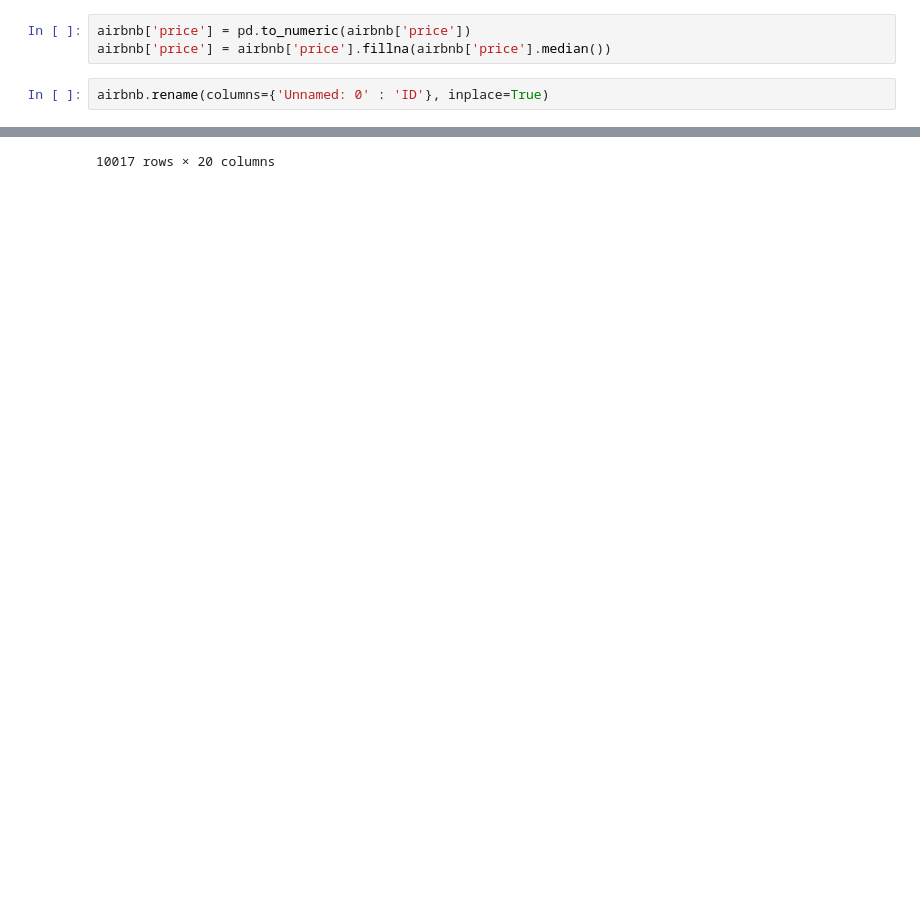
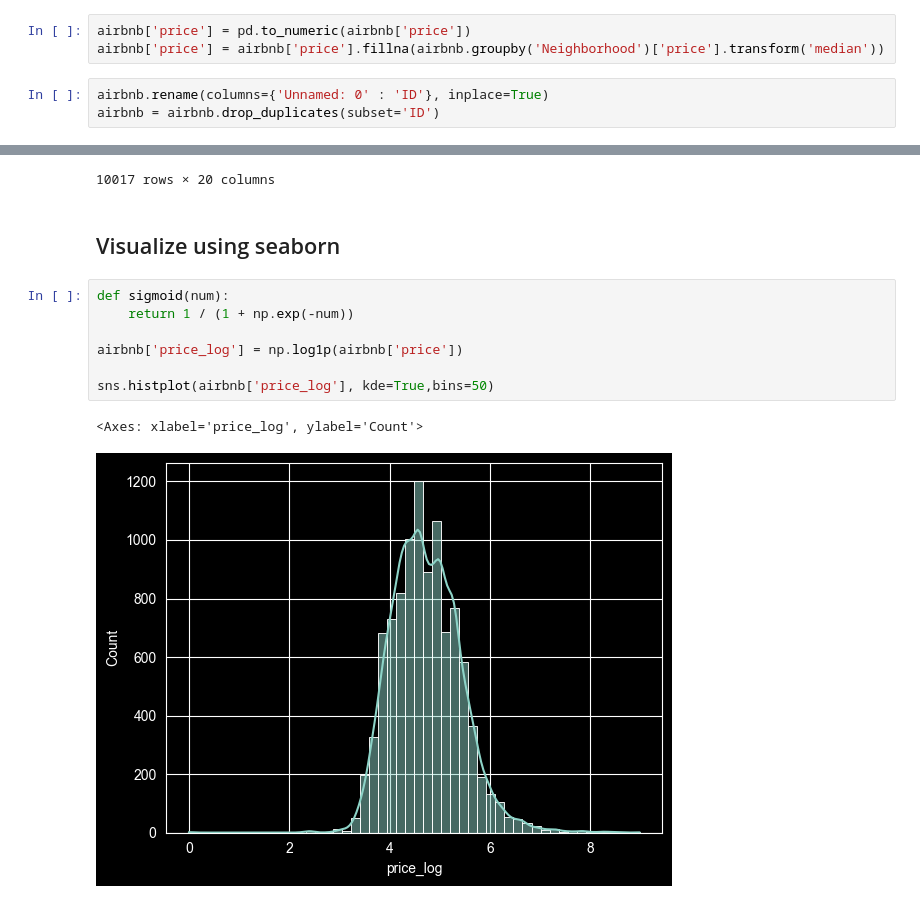
Before and after one commit to Dequsa/Data_Analysis_Workshops_, a Jupyter notebook: .MyStuff/AirBnb.ipynb, the cells around one changed output, grey strips where cells are left out. Saved outputs shown, nothing was run; the diff lists cells and outputs as text; blank space fills up the shorter version.

```diff
--- a/.MyStuff/AirBnb.ipynb
+++ b/.MyStuff/AirBnb.ipynb
@@ -19,9 +27,10 @@ airbnb['price'] = airbnb['price'].str.replace('$', '', regex=False)
 ### Convert prices to numeric values FLOAT
 # %%
 airbnb['price'] = pd.to_numeric(airbnb['price'])
-airbnb['price'] = airbnb['price'].fillna(airbnb['price'].median())
+airbnb['price'] = airbnb['price'].fillna(airbnb.groupby('Neighborhood')['price'].transform('median'))
 # %%
 airbnb.rename(columns={'Unnamed: 0' : 'ID'}, inplace=True)
+airbnb = airbnb.drop_duplicates(subset='ID')
 # %% [markdown]
 ## Coordinates cleaning
 # %%
@@ -132,3 +135,15 @@ airbnb
 | 10017 | 10017 | 23540194 | Immaculate townhouse in Clinton H... | 67176930 | Sophie | Entire home/apt | 450.0 | 2 | 2019-05-31 | ... |
 | 10018 | 10018 | 32876011 | Private room in a perfect locatio... | 59583716 | Shai | Private room | 90.0 | 1 | 2019-03-12 | ... |
 10017 rows × 20 columns
+# %% [markdown]
+## Visualize using seaborn
+# %%
+def sigmoid(num):
+    return 1 / (1 + np.exp(-num))
+
+airbnb['price_log'] = np.log1p(airbnb['price'])
+
+sns.histplot(airbnb['price_log'], kde=True,bins=50)
+# %% [output]
+<Axes: xlabel='price_log', ylabel='Count'>
+[figure, added]
```
Also changed, not shown: parts of 7 cells of this notebook.
